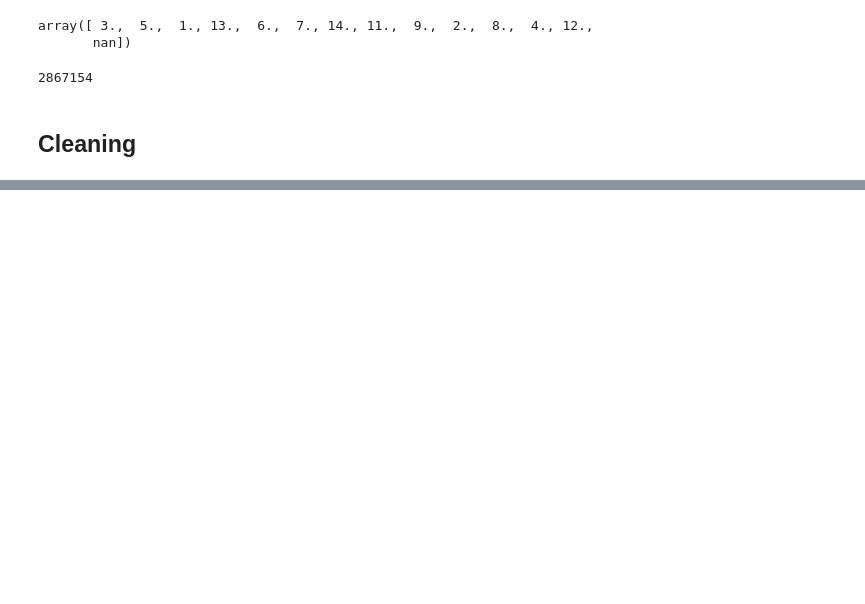
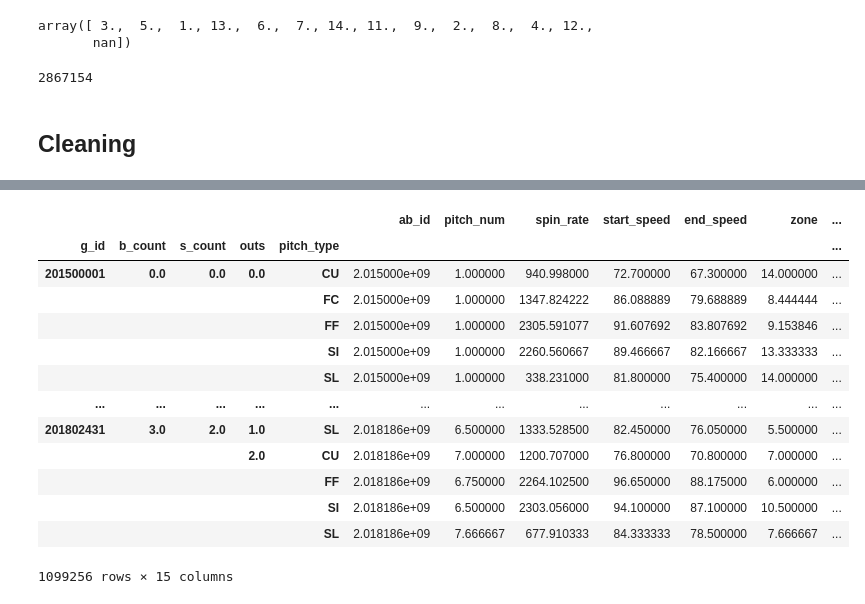
Before and after one commit to zsomborh/analyse_baseball_matches, a Jupyter notebook: Term_Proj_Coding_3_Baseball.ipynb, the cells around one changed output, grey strips where cells are left out. Saved outputs shown, nothing was run; the diff lists cells and outputs as text; code cells hidden in the pictures; blank space fills up the shorter version.

Commit message:
coerce pitch types for aggregation

```diff
--- a/Term_Proj_Coding_3_Baseball.ipynb
+++ b/Term_Proj_Coding_3_Baseball.ipynb
@@ -178,0 +220,15 @@ Df_Merged.isna().sum()
+# %%
+# FF = FT -> Fastball
+# SL
+# CH
+# SI
+# CU
+# FO = PO -> Pitchout
+# TO coerce to 'Other': IN, EP, FO, PO, SC, UN, AB, FA
+
+df = Df_Merged.copy()
+df['pitch_type'][df['pitch_type'] == 'FT' ] = 'FF'
+df['pitch_type'][df['pitch_type'] == 'FO' ] = 'PO'
+df['pitch_type'][(df['pitch_type']=='IN') | (df['pitch_type']=='EP') | (df['pitch_type']=='FO') | (df['pitch_type']=='PO') | (df['pitch_type']=='SC') | (df['pitch_type']=='UN') | (df['pitch_type']=='AB') | (df['pitch_type']=='FA') ] = 'Other'
+
+#df.groupby(['pitch_type']).size().sort_values(ascending=False)
@@ -178,0 +260,17 @@ Df_Merged.isna().sum()
+# %%
+df.groupby(['g_id','b_count','s_count','outs','pitch_type']).mean()
+# %% [output]
+|  |  |  |  |  | ab_id | pitch_num | spin_rate | start_speed | end_speed | zone | ... |
+| g_id | b_count | s_count | outs | pitch_type |  |  |  |  |  |  | ... |
+| 201500001 | 0.0 | 0.0 | 0.0 | CU | 2.015000e+09 | 1.000000 | 940.998000 | 72.700000 | 67.300000 | 14.000000 | ... |
+|  |  |  |  | FC | 2.015000e+09 | 1.000000 | 1347.824222 | 86.088889 | 79.688889 | 8.444444 | ... |
+|  |  |  |  | FF | 2.015000e+09 | 1.000000 | 2305.591077 | 91.607692 | 83.807692 | 9.153846 | ... |
+|  |  |  |  | SI | 2.015000e+09 | 1.000000 | 2260.560667 | 89.466667 | 82.166667 | 13.333333 | ... |
+|  |  |  |  | SL | 2.015000e+09 | 1.000000 | 338.231000 | 81.800000 | 75.400000 | 14.000000 | ... |
+| ... | ... | ... | ... | ... | ... | ... | ... | ... | ... | ... | ... |
+| 201802431 | 3.0 | 2.0 | 1.0 | SL | 2.018186e+09 | 6.500000 | 1333.528500 | 82.450000 | 76.050000 | 5.500000 | ... |
+|  |  |  | 2.0 | CU | 2.018186e+09 | 7.000000 | 1200.707000 | 76.800000 | 70.800000 | 7.000000 | ... |
+|  |  |  |  | FF | 2.018186e+09 | 6.750000 | 2264.102500 | 96.650000 | 88.175000 | 6.000000 | ... |
+|  |  |  |  | SI | 2.018186e+09 | 6.500000 | 2303.056000 | 94.100000 | 87.100000 | 10.500000 | ... |
+|  |  |  |  | SL | 2.018186e+09 | 7.666667 | 677.910333 | 84.333333 | 78.500000 | 7.666667 | ... |
+1099256 rows × 15 columns
```
Also changed, not shown: parts of 8 cells of this notebook.
